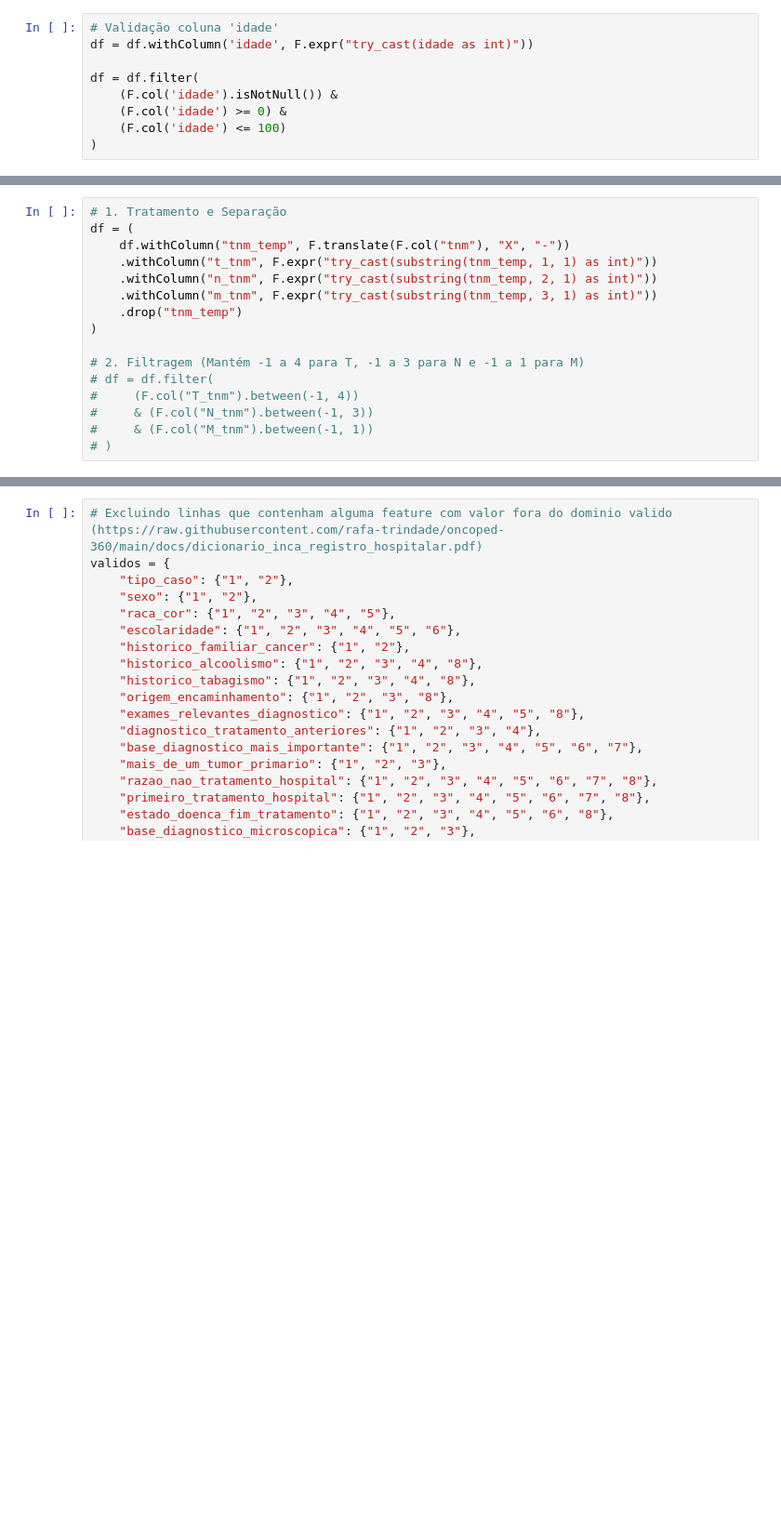
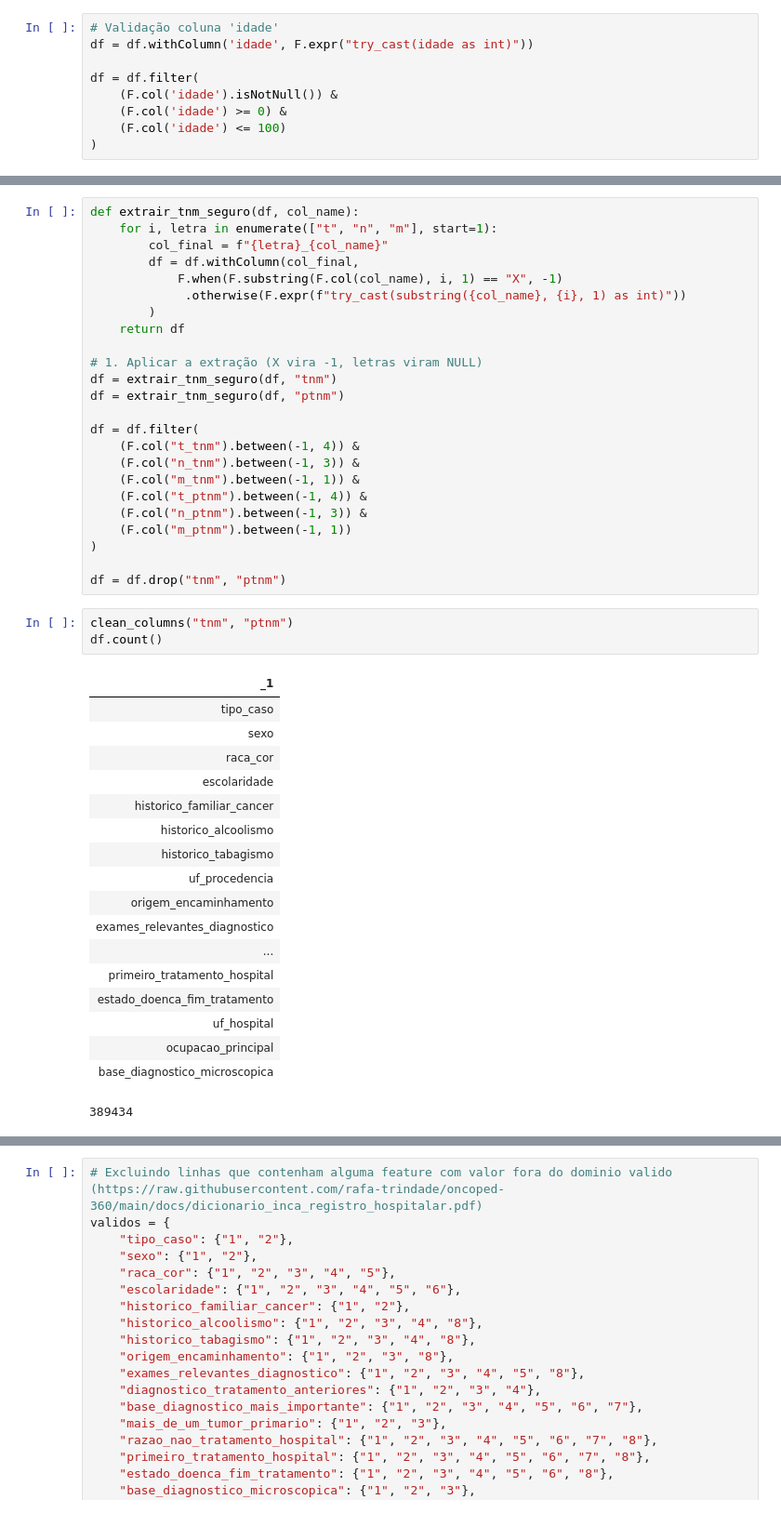
Before and after one commit to Data-Squad-ML/cancer_survival_prediction, a Jupyter notebook: src/cancer_brasil.ipynb, the cells around one changed output, grey strips where cells are left out. Shown at 93% size. Saved outputs shown, nothing was run; the diff lists cells and outputs as text; blank space fills up the shorter version.

```diff
--- a/src/cancer_brasil.ipynb
+++ b/src/cancer_brasil.ipynb
@@ -317,16 +348,0 @@ Com mais de 3 caracteres: 0
-# %%
-# 1. Tratamento e Separação
-df = (
-    df.withColumn("tnm_temp", F.translate(F.col("tnm"), "X", "-"))
-    .withColumn("t_tnm", F.expr("try_cast(substring(tnm_temp, 1, 1) as int)"))
-    .withColumn("n_tnm", F.expr("try_cast(substring(tnm_temp, 2, 1) as int)"))
-    .withColumn("m_tnm", F.expr("try_cast(substring(tnm_temp, 3, 1) as int)"))
-    .drop("tnm_temp")
-)
-
-# 2. Filtragem (Mantém -1 a 4 para T, -1 a 3 para N e -1 a 1 para M)
-# df = df.filter(
-#     (F.col("T_tnm").between(-1, 4))
-#     & (F.col("N_tnm").between(-1, 3))
-#     & (F.col("M_tnm").between(-1, 1))
-# )
@@ -336,0 +378,46 @@ df.count()
+# %%
+def extrair_tnm_seguro(df, col_name):
+    for i, letra in enumerate(["t", "n", "m"], start=1):
+        col_final = f"{letra}_{col_name}"
+        df = df.withColumn(col_final,
+            F.when(F.substring(F.col(col_name), i, 1) == "X", -1)
+             .otherwise(F.expr(f"try_cast(substring({col_name}, {i}, 1) as int)"))
+        )
+    return df
+
+# 1. Aplicar a extração (X vira -1, letras viram NULL)
+df = extrair_tnm_seguro(df, "tnm")
+df = extrair_tnm_seguro(df, "ptnm")
+
+df = df.filter(
+    (F.col("t_tnm").between(-1, 4)) &
+    (F.col("n_tnm").between(-1, 3)) &
+    (F.col("m_tnm").between(-1, 1)) &
+    (F.col("t_ptnm").between(-1, 4)) &
+    (F.col("n_ptnm").between(-1, 3)) &
+    (F.col("m_ptnm").between(-1, 1))
+)
+
+df = df.drop("tnm", "ptnm")
+# %%
+clean_columns("tnm", "ptnm")
+df.count()
+# %% [output]
+| _1 |
+| tipo_caso |
+| sexo |
+| raca_cor |
+| escolaridade |
+| historico_familiar_cancer |
+| historico_alcoolismo |
+| historico_tabagismo |
+| uf_procedencia |
+| origem_encaminhamento |
+| exames_relevantes_diagnostico |
+| ... |
+| primeiro_tratamento_hospital |
+| estado_doenca_fim_tratamento |
+| uf_hospital |
+| ocupacao_principal |
+| base_diagnostico_microscopica |
+389434
```
Also changed, not shown: parts of 15 cells of this notebook.
